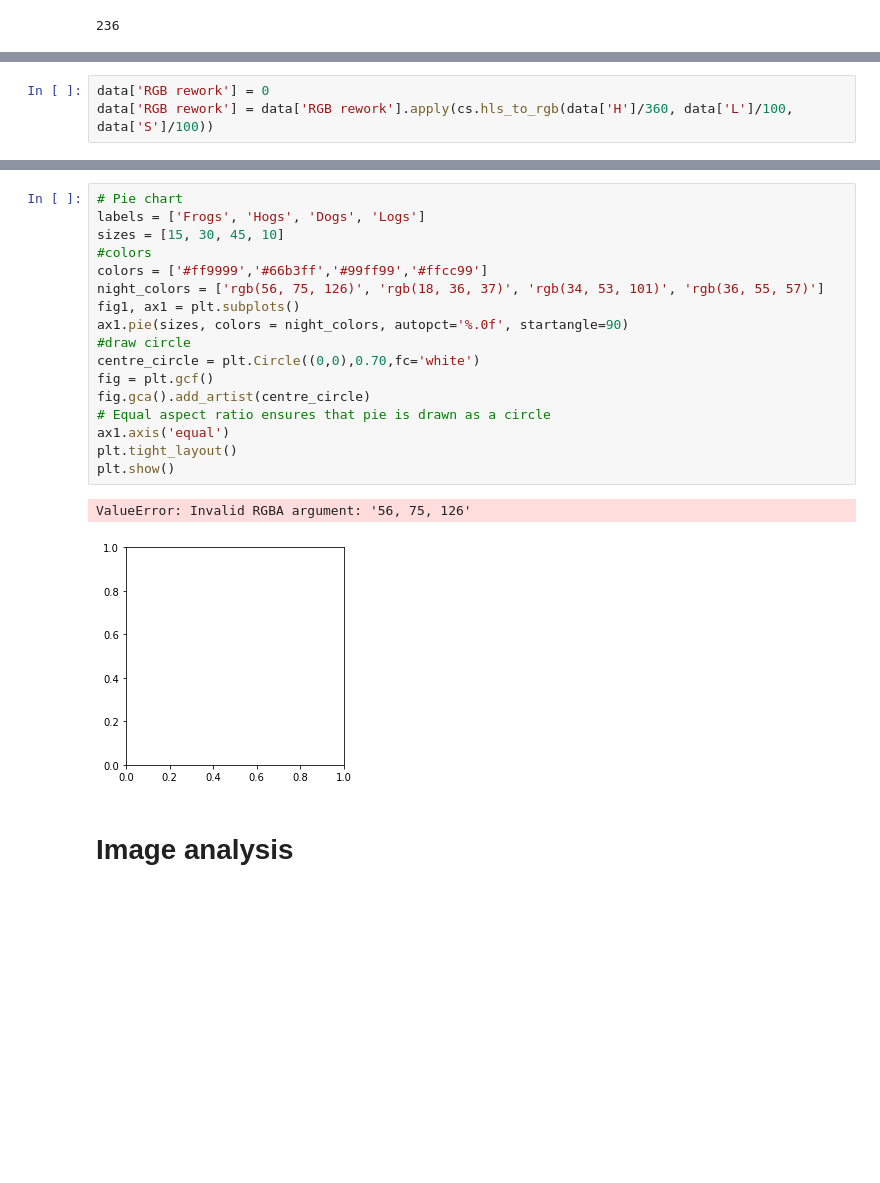
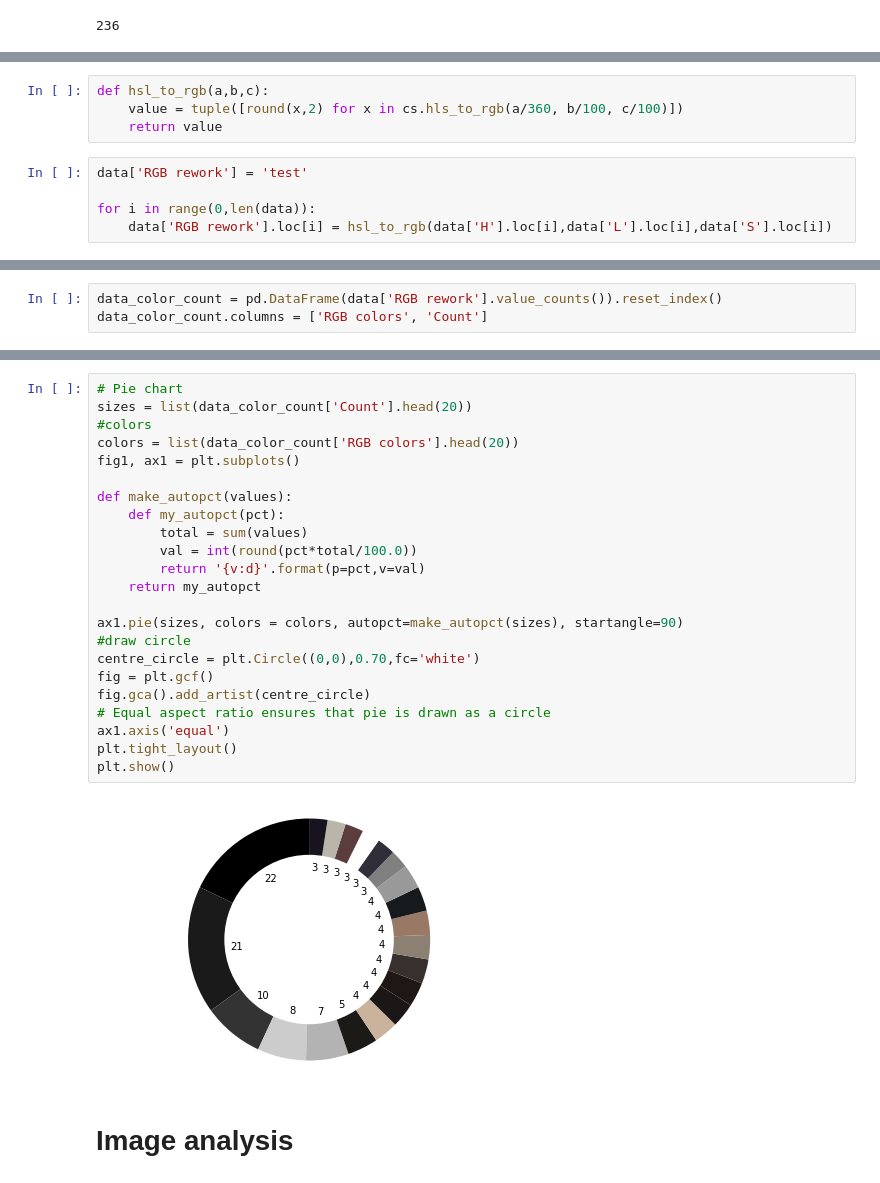
Before and after one commit to SalimAmarti/Color_Classifier, a Jupyter notebook: Color classifier.ipynb, the cells around one changed output, grey strips where cells are left out. Cells and saved outputs as stored; diff of their text form; blank space fills up the shorter version.

Commit message:
pie chart creation

```diff
--- a/Color classifier.ipynb
+++ b/Color classifier.ipynb
@@ -219,3 +226,9 @@ data['HSL'].nunique()
+# %%
+def hsl_to_rgb(a,b,c):
+    value = tuple([round(x,2) for x in cs.hls_to_rgb(a/360, b/100, c/100)])
+    return value
 # %%
-data['RGB rework'] = 0
-data['RGB rework'] = data['RGB rework'].apply(cs.hls_to_rgb(data['H']/360, data['L']/100, data['S']/100))
+data['RGB rework'] = 'test'
+
+for i in range(0,len(data)):
+    data['RGB rework'].loc[i] = hsl_to_rgb(data['H'].loc[i],data['L'].loc[i],data['S'].loc[i])
@@ -227,0 +266,3 @@ cs.hls_to_rgb(data['H'].loc[0]/360, data['L'].loc[0]/100, data['S'].loc[0]/100)
+# %%
+data_color_count = pd.DataFrame(data['RGB rework'].value_counts()).reset_index()
+data_color_count.columns = ['RGB colors', 'Count']
@@ -228,23 +308,28 @@ cs.hls_to_rgb(data['H'].loc[0]/360, data['L'].loc[0]/100, data['S'].loc[0]/100)
 # %%
 # Pie chart
-labels = ['Frogs', 'Hogs', 'Dogs', 'Logs']
-sizes = [15, 30, 45, 10]
+sizes = list(data_color_count['Count'].head(20))
 #colors
-colors = ['#ff9999','#66b3ff','#99ff99','#ffcc99']
-night_colors = ['rgb(56, 75, 126)', 'rgb(18, 36, 37)', 'rgb(34, 53, 101)', 'rgb(36, 55, 57)']
+colors = list(data_color_count['RGB colors'].head(20))
 fig1, ax1 = plt.subplots()
-ax1.pie(sizes, colors = night_colors, autopct='%.0f', startangle=90)
+
+def make_autopct(values):
+    def my_autopct(pct):
+        total = sum(values)
+        val = int(round(pct*total/100.0))
+        return '{v:d}'.format(p=pct,v=val)
+    return my_autopct
+
+ax1.pie(sizes, colors = colors, autopct=make_autopct(sizes), startangle=90)
 #draw circle
 centre_circle = plt.Circle((0,0),0.70,fc='white')
 fig = plt.gcf()
 fig.gca().add_artist(centre_circle)
 # Equal aspect ratio ensures that pie is drawn as a circle
 ax1.axis('equal')
 plt.tight_layout()
 plt.show()
 # %% [output]
-ValueError: Invalid RGBA argument: '56, 75, 126'
-[figure, old version]
+[figure, new version]
 # %% [markdown]
 # Image analysis
 # %%
```
Also changed, not shown: parts of 11 cells of this notebook.
